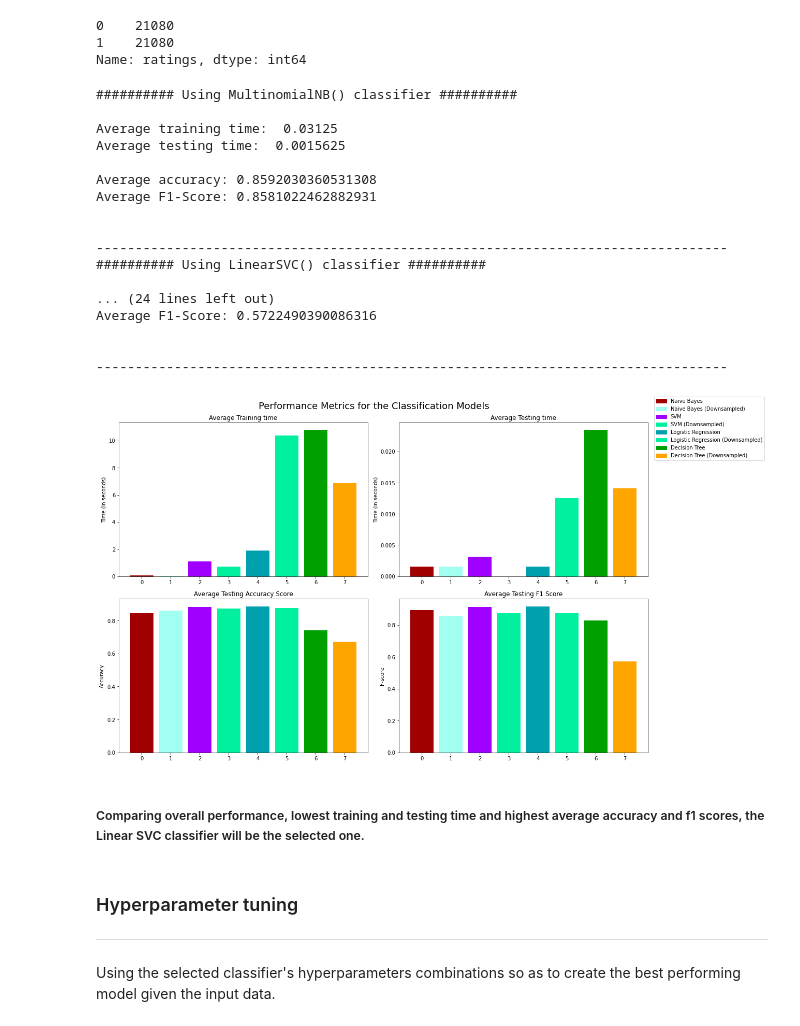
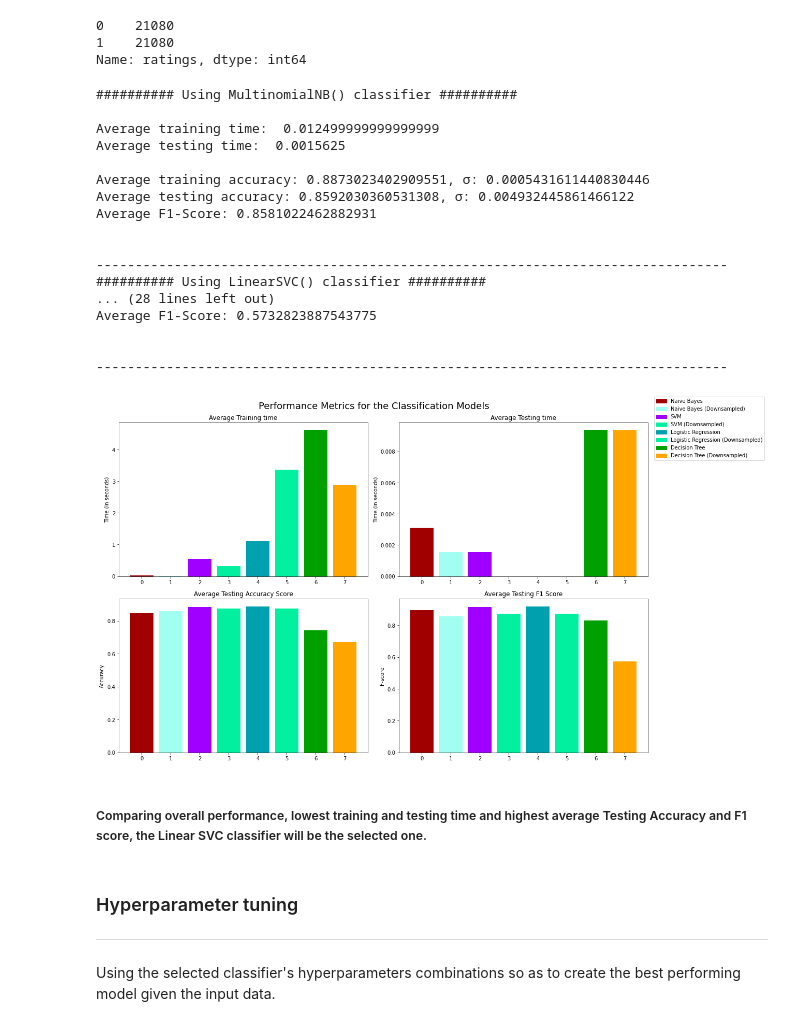
Before and after one commit to JoKoum/Machine-Learning-Project, a Jupyter notebook: Analyze-review-sentiment.ipynb, the cells around one changed output. Drawn from its saved outputs; the diff is of its cells as text; code cells hidden in the pictures.

```diff
--- a/Analyze-review-sentiment.ipynb
+++ b/Analyze-review-sentiment.ipynb
@@ -369,7 +369,7 @@ tfidfvectorizer = TfidfVectorizer()
 X = tfidfvectorizer.fit_transform(reviews['reviews'])
 y = reviews['ratings']
 # %%
-def model_training(X,y,classifier,balanced=False):
+def model_training(X,y,classifier):
     """Training Pipeline implementation. The function accepts as input a feature matrix,
        a target values vector and a classifier. The performance is tested via a 10 fold validation procedure.
        The model average training and testing time and several classification algorithms metrics are produced.
@@ -380,35 +380,47 @@ def model_training(X,y,classifier,balanced=False):
     #print classifier
     print('########## Using',str(classifier),'classifier ##########\n')
 
-    if balanced:
-        kf = KFold(n_splits=n_splits, shuffle=True, random_state=0)
-    else:
-        kf = KFold(n_splits=n_splits, shuffle=False, random_state=None)
+    kf = KFold(n_splits=n_splits, shuffle=True, random_state=0)
 
     average_training_time = 0.0
     average_testing_time = 0.0
     best_accuracy = 0.0
-    average_accuracy = 0.0
+    average_training_accuracy = 0.0
+    std_train = 0.0
+    average_testing_accuracy = 0.0
+    std_test = 0.0
     average_f1_score = 0.0
     best_f1_score = 0.0
     selected_clf = None
+
+    train_acc_list = []
+    test_acc_list = []
 
     for train_index, test_index in kf.split(X):
         X_train, X_test = X[train_index], X[test_index]
         y_train, y_test = y[train_index], y[test_index]
         model_clf = classifier
+
         training_time_start = time.process_time()
         model_clf.fit(X_train,y_train)
         training_time = time.process_time() - training_time_start
         average_training_time += training_time/n_splits
+        train_pred = model_clf.predict(X_train)
+        train_acc = metrics.accuracy_score(y_train,train_pred)
+        average_training_accuracy += train_acc/n_splits
+        train_acc_list.append(train_acc)
+
         testing_time_start = time.process_time()
         # Form predictions using test set
         predictions = model_clf.predict(X_test)
         testing_time = time.process_time() - testing_time_start
         average_testing_time += testing_time/n_splits
+
         # Calculate the overall accuracy
         accuracy = metrics.accuracy_score(y_test, predictions)
-        average_accuracy += accuracy/n_splits
+        average_testing_accuracy += accuracy/n_splits
+        test_acc_list.append(accuracy)
+
         # Calculate F1 Score
         f1_score = metrics.f1_score(y_test,predictions)
         average_f1_score += f1_score/n_splits
@@ -423,9 +435,12 @@ def model_training(X,y,classifier,balanced=False):
     metrics_dict['Average testing time'] = average_testing_time
     print('Average testing time: ',average_testing_time,'\n')
 
-    metrics_dict['Accuracy'] = average_accuracy
+    metrics_dict['Training Accuracy'] = np.mean(train_acc_list)
+    metrics_dict['Testing Accuracy'] = np.mean(test_acc_list)
     metrics_dict['F1 Score'] = average_f1_score
-    print('Average accuracy: {}\nAverage F1-Score: {}\n\n'.format(average_accuracy, average_f1_score))
+    print('Average training accuracy: {}, σ: {}\nAverage testing accuracy: {}, σ: {}\nAverage F1-Score: {}\n\n'.format(np.mean(train_acc_list),np.std(train_acc_list),
+                                                                                                         np.mean(test_acc_list),np.std(test_acc_list),
+                                                                                                         average_f1_score))
 
     print('---------------------------------------------------------------------------------')
     return selected_clf, metrics_dict
@@ -485,25 +501,26 @@ tfidfvectorizer_downsampled = TfidfVectorizer()
 X_downsampled = tfidfvectorizer_downsampled.fit_transform(reviews_downsampled['reviews'].values.astype('U'))
 y_downsampled = reviews_downsampled['ratings']
 # %%
-text_nb_downsampled, nb_downsampled_metrics = model_training(X_downsampled,y_downsampled,MultinomialNB(),True)
-text_svm_downsampled, svm_downsampled_metrics = model_training(X_downsampled,y_downsampled,LinearSVC(),True)
-text_lr_downsampled, lr_downsampled_metrics = model_training(X_downsampled,y_downsampled,LogisticRegression(max_iter=1000),True)
-text_dt_downsampled, dt_downsampled_metrics = model_training(X_downsampled,y_downsampled,DecisionTreeClassifier(max_depth=10),True)
+np.random.seed(0)
+text_nb_downsampled, nb_downsampled_metrics = model_training(X_downsampled,y_downsampled,MultinomialNB())
+text_svm_downsampled, svm_downsampled_metrics = model_training(X_downsampled,y_downsampled,LinearSVC())
+text_lr_downsampled, lr_downsampled_metrics = model_training(X_downsampled,y_downsampled,LogisticRegression(max_iter=1000))
+text_dt_downsampled, dt_downsampled_metrics = model_training(X_downsampled,y_downsampled,DecisionTreeClassifier(max_depth=10))
 # %% [output]
 ########## Using MultinomialNB() classifier ##########
 
-Average training time:  0.03125
+Average training time:  0.012499999999999999
 Average testing time:  0.0015625
 
-Average accuracy: 0.8592030360531308
+Average training accuracy: 0.8873023402909551, σ: 0.0005431611440830446
+Average testing accuracy: 0.8592030360531308, σ: 0.004932445861466122
 Average F1-Score: 0.8581022462882931
 
 
 ---------------------------------------------------------------------------------
 ########## Using LinearSVC() classifier ##########
-
-... (24 lines left out)
-Average F1-Score: 0.5722490390086316
+... (28 lines left out)
+Average F1-Score: 0.5732823887543775
 
 
 ---------------------------------------------------------------------------------
@@ -534,37 +551,37 @@ metrics_dict = {'Naive Bayes':nb_metrics,
 fig, ax = plt.subplots(2, 2, figsize = (15,10))
 colors = ['#A00000','#A0FFF1','#A000FF','#00F0A0',
           '#00A0AF','#00F0A0','#00A000','#FFA500',
           '#BFA500','#DFA500','#FFF500','#FFAFF0']
 
 for k, learner in enumerate(learners.keys()):
-    for j, metric in enumerate(['Average training time','Average testing time','Accuracy','F1 Score']):
+    for j, metric in enumerate(['Average training time','Average testing time','Testing Accuracy','F1 Score']):
         ax[j//2, j%2].bar(k, metrics_dict[learner][metric],color = colors[k])
 
 ax[0, 0].set_ylabel("Time (in seconds)")
 ax[0, 0].set_title("Average Training time")
 
 ax[0, 1].set_ylabel("Time (in seconds)")
 ax[0, 1].set_title("Average Testing time")
 
 ax[1, 0].set_ylabel("Accuracy")
 ax[1, 0].set_title("Average Testing Accuracy Score")
 
 ax[1, 1].set_ylabel("F-score")
 ax[1, 1].set_title("Average Testing F1 Score")
 
 
 patches = []
 for i, learner in enumerate(learners.keys()):
     patches.append(mpatches.Patch(color = colors[i], label = learner))
 fig.legend(handles = patches, loc='upper center', bbox_to_anchor=(1.1, 1), ncol = 1, fontsize = 'medium')
 
 plt.suptitle("Performance Metrics for the Classification Models", fontsize = 18)
 plt.tight_layout()
 plt.show()
 # %% [output]
-[figure, old version]
+[figure, new version]
 # %% [markdown]
-##### Comparing overall performance, lowest training and testing time and highest average accuracy and f1 scores, the Linear SVC classifier will be the selected one.
+##### Comparing overall performance, lowest training and testing time and highest average Testing Accuracy and F1 score, the Linear SVC classifier will be the selected one.
 # %% [markdown]
 ### Hyperparameter tuning
 ---
```
Also changed, not shown: parts of 8 cells of this notebook.
